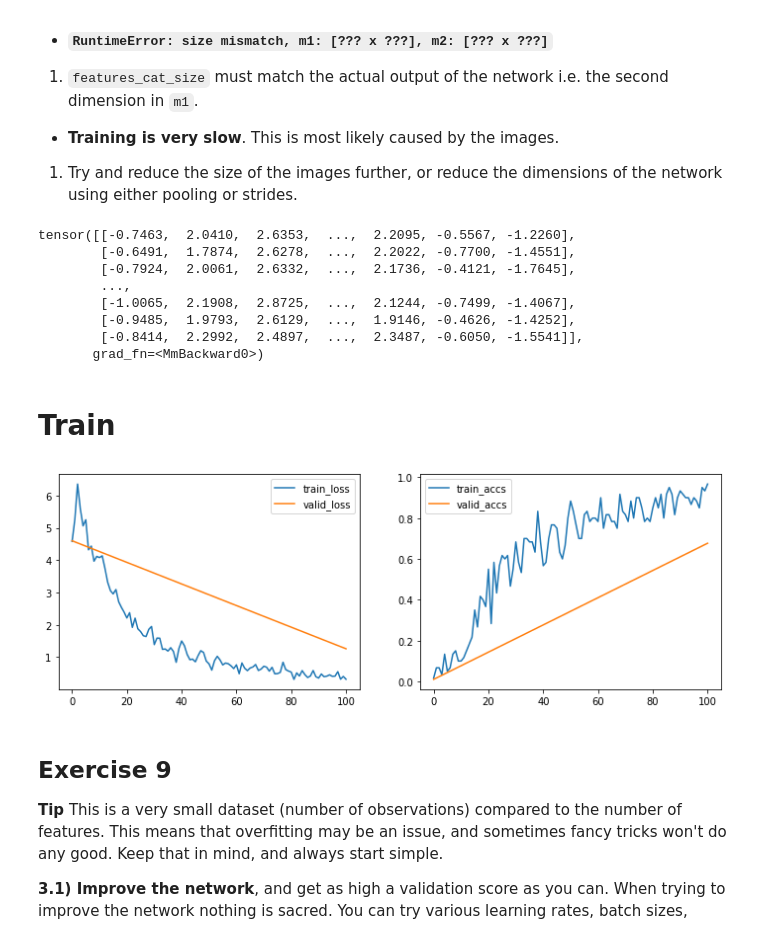
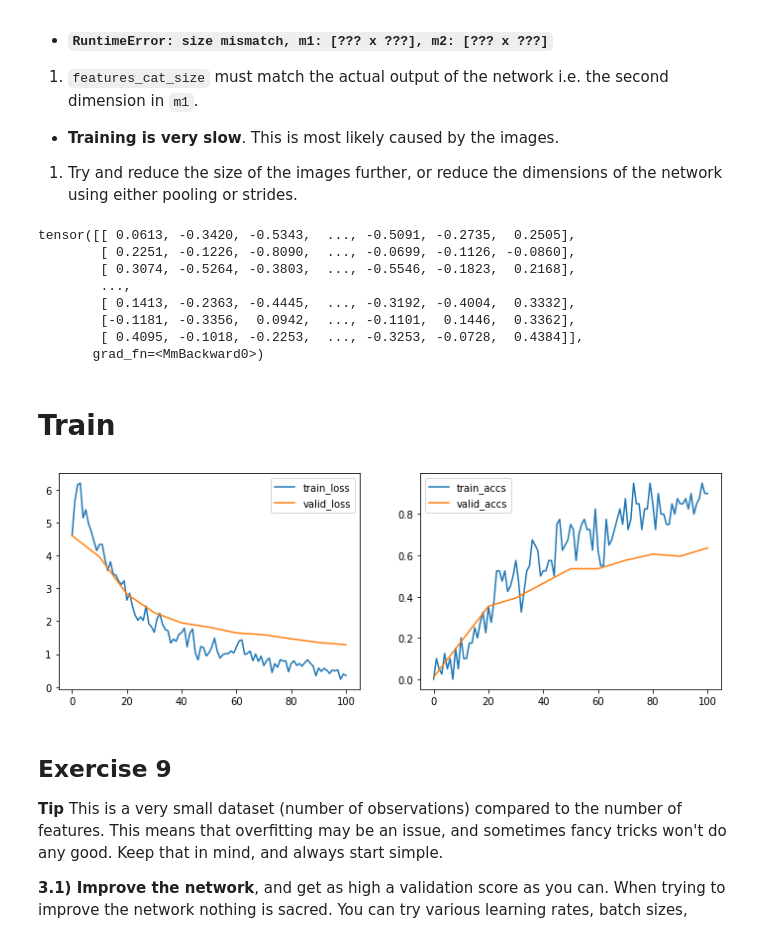
Before and after one commit to markusOlsen1/Deep_Learning, a Jupyter notebook: 6_Mini_Project/6.1-EXE-Kaggle-Leaf-Challenge.ipynb, the cells around one changed output. Saved outputs shown, nothing was run; the diff lists cells and outputs as text; code cells hidden in the pictures.

```diff
--- a/6_Mini_Project/6.1-EXE-Kaggle-Leaf-Challenge.ipynb
+++ b/6_Mini_Project/6.1-EXE-Kaggle-Leaf-Challenge.ipynb
@@ -374,7 +379,7 @@ Choose a reasonable batch size the `batch_size = ?` parameter below, and note yo
  * **Answer:**
  The batch determines the number of samples before a parameter update. A small batch will therefore result in many updates which can be computational heavy and not work well with outliers. However a too big batch size will result in a underfitting of the model.
 # %%
-batch_size = 60
+batch_size = 40
 dummy_batch_gen = data_utils.batch_generator(data, batch_size=batch_size, num_classes=NUM_CLASSES, num_iterations=5e3, seed=42)
 train_batch = next(dummy_batch_gen.gen_train())
 valid_batch, i = next(dummy_batch_gen.gen_valid())
@@ -588,22 +593,22 @@ _x_texture = get_variable(Variable(torch.from_numpy(randnorm(_feature_shape))))
 output = net(x_img=_x_image, x_margin=_x_margin, x_shape=_x_shape, x_texture=_x_texture)
 output['out']
 # %% [output]
-tensor([[-0.7463,  2.0410,  2.6353,  ...,  2.2095, -0.5567, -1.2260],
-        [-0.6491,  1.7874,  2.6278,  ...,  2.2022, -0.7700, -1.4551],
-        [-0.7924,  2.0061,  2.6332,  ...,  2.1736, -0.4121, -1.7645],
+tensor([[ 0.0613, -0.3420, -0.5343,  ..., -0.5091, -0.2735,  0.2505],
+        [ 0.2251, -0.1226, -0.8090,  ..., -0.0699, -0.1126, -0.0860],
+        [ 0.3074, -0.5264, -0.3803,  ..., -0.5546, -0.1823,  0.2168],
         ...,
-        [-1.0065,  2.1908,  2.8725,  ...,  2.1244, -0.7499, -1.4067],
-        [-0.9485,  1.9793,  2.6129,  ...,  1.9146, -0.4626, -1.4252],
-        [-0.8414,  2.2992,  2.4897,  ...,  2.3487, -0.6050, -1.5541]],
+        [ 0.1413, -0.2363, -0.4445,  ..., -0.3192, -0.4004,  0.3332],
+        [-0.1181, -0.3356,  0.0942,  ..., -0.1101,  0.1446,  0.3362],
+        [ 0.4095, -0.1018, -0.2253,  ..., -0.3253, -0.0728,  0.4384]],
        grad_fn=<MmBackward0>)
 # %% [markdown]
 # Train
 # %%
 # Setup settings for training
 VALIDATION_SIZE = 0.1 # 0.1 is ~ 100 samples for validation
-max_iter = 1000
-log_every = 100
-eval_every = 100
+max_iter = 100
+log_every = 10
+eval_every = 10
 
 # Function to get label
 def get_labels(batch):
@@ -661,34 +666,34 @@ for i, batch_train in enumerate(batch_gen.gen_train()):
     labels_argmax = torch.max(get_labels(batch_train), 1)[1]
     batch_loss = criterion(output['out'], labels_argmax)
 
     train_iter.append(i)
     train_loss.append(float(get_numpy(batch_loss)))
     train_accs.append(float(get_numpy(accuracy(output['out'], labels_argmax))))
 
     optimizer.zero_grad()
     batch_loss.backward()
     optimizer.step()
 
     # Log i figure
     if i % log_every == 0:
         fig = plt.figure(figsize=(12,4))
         plt.subplot(1, 2, 1)
         plt.plot(train_iter, train_loss, label='train_loss')
         plt.plot(valid_iter, valid_loss, label='valid_loss')
         plt.legend()
 
         plt.subplot(1, 2, 2)
         plt.plot(train_iter, train_accs, label='train_accs')
         plt.plot(valid_iter, valid_accs, label='valid_accs')
         plt.legend()
         plt.show()
         clear_output(wait=True)
 #         print("Train, it: {} loss: {:.2f} accs: {:.2f}".format(i, train_loss[-1], train_accs[-1]))
 
     if max_iter < i:
         break
 # %% [output]
-[figure, old version]
+[figure, new version]
 # %% [markdown]
 ## Exercise 9
 
```
Also changed, not shown: parts of 7 cells of this notebook.
